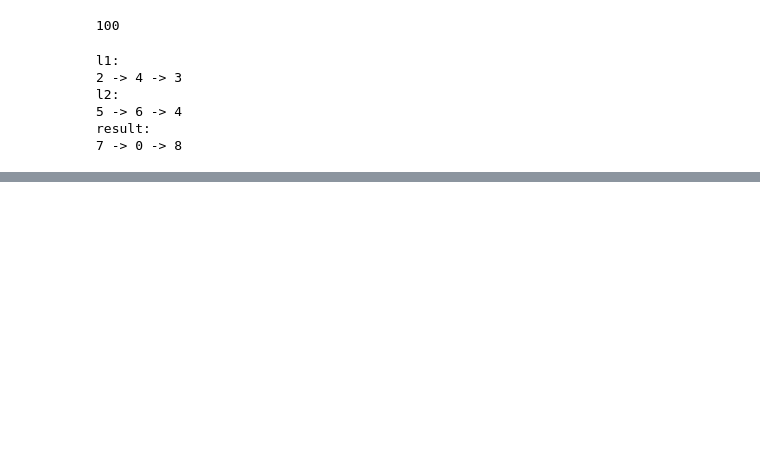
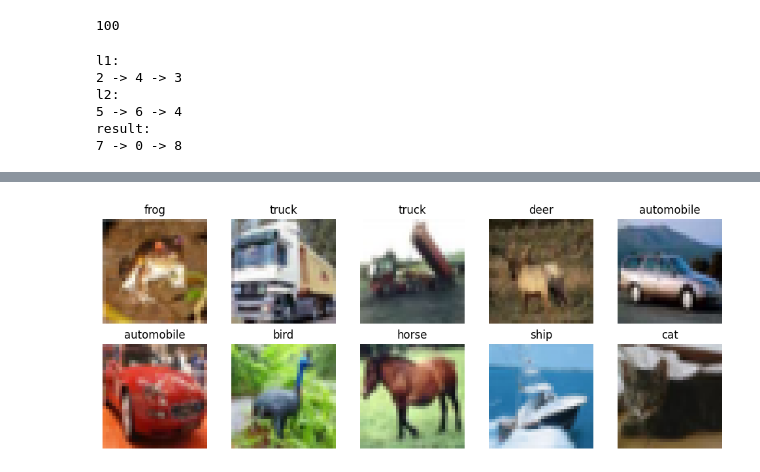
Before and after one commit to 1yNaf0revEr/deep_learning, a Jupyter notebook: lab1-3.ipynb, the cells around one changed output, grey strips where cells are left out. Saved outputs shown, nothing was run; the diff lists cells and outputs as text; code cells hidden in the pictures; blank space fills up the shorter version.

```diff
--- a/lab1-3.ipynb
+++ b/lab1-3.ipynb
@@ -252,0 +595,26 @@ def shellsort(arr):
+# %%
+# problem 16--cifar10
+%matplotlib inline
+import matplotlib.pyplot as plt
+from torchvision import datasets, transforms
+
+transform = transforms.ToTensor()
+cifar10 = datasets.CIFAR10(
+    root="./data",
+    train=True,
+    download=True,
+    transform=transform
+)
+classes = cifar10.classes
+plt.figure(figsize=(10, 4))
+for i in range(10):
+    img, label = cifar10[i]
+    plt.subplot(2, 5, i + 1)
+    plt.imshow(img.permute(1, 2, 0))
+    plt.title(classes[label])
+    plt.axis("off")
+
+plt.tight_layout()
+plt.show()
+# %% [output]
+[figure, added]
```
Also changed, not shown: parts of 34 cells of this notebook, 1 other file.
